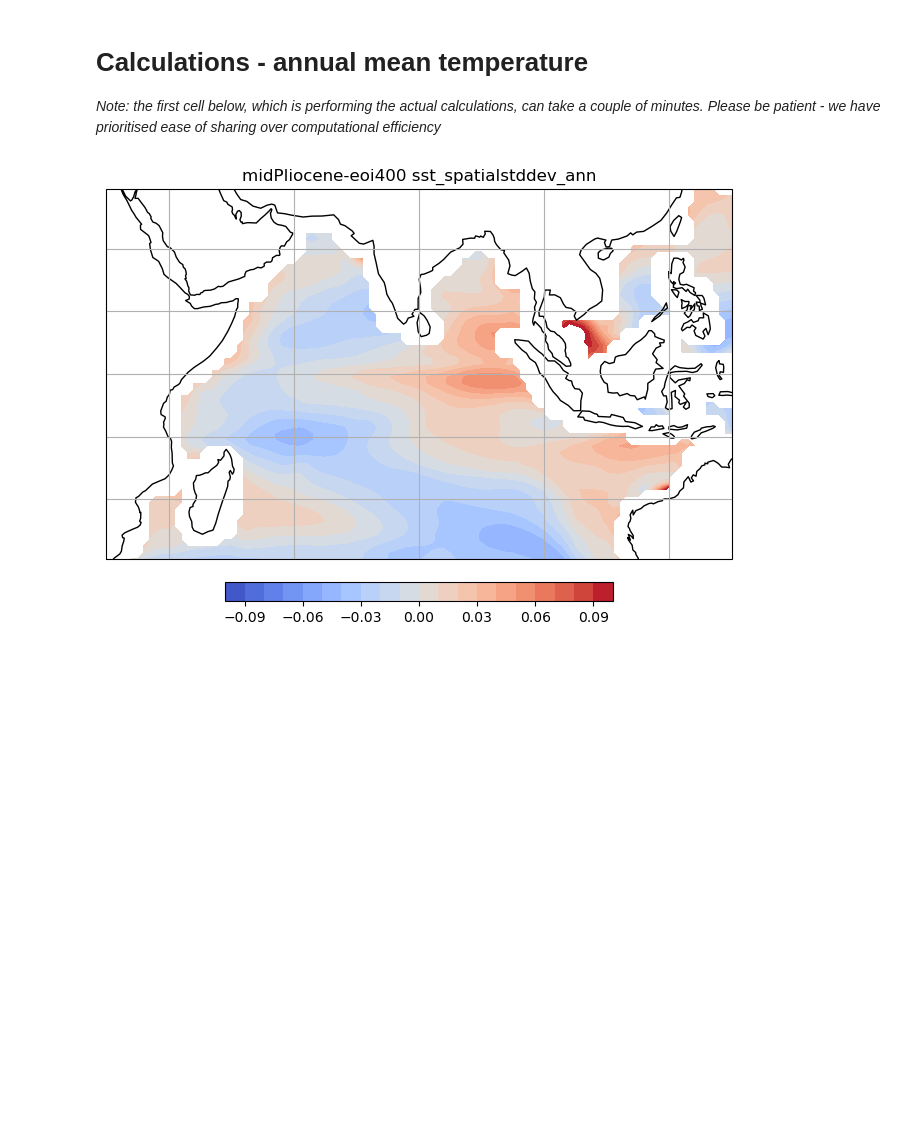
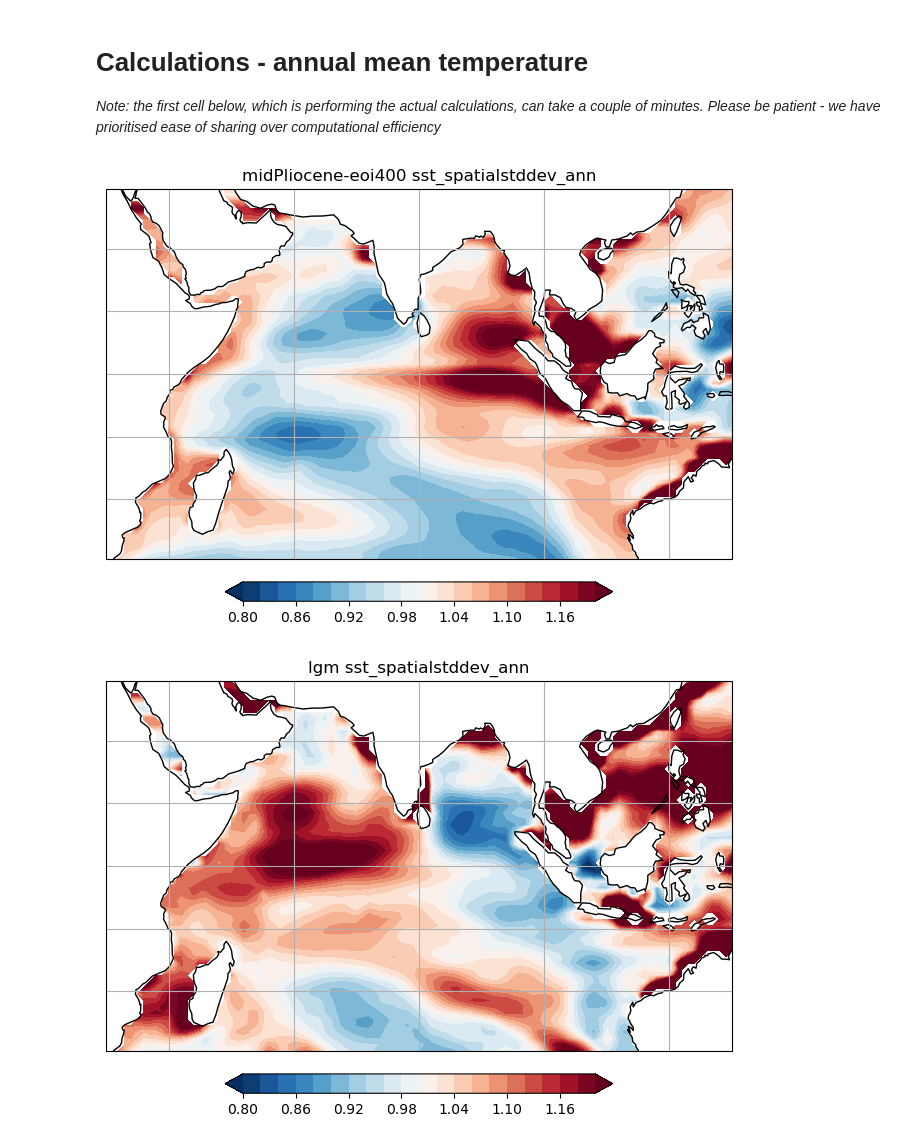
Before and after one commit to pmip4/pmip_p2fvar_analyzer, a Jupyter notebook: notebooks/Pliocene_explorations.ipynb, the cells around one changed output. Saved outputs shown, nothing was run; the diff lists cells and outputs as text; code cells hidden in the pictures; blank space fills up the shorter version.

```diff
--- a/notebooks/Pliocene_explorations.ipynb
+++ b/notebooks/Pliocene_explorations.ipynb
@@ -261,12 +329,13 @@ def IO_var_plot(data,experiment_name,variable_name,clim,cmap):
     axs.set_title(title)
     extent = [30.,130.,-20.,20.]
     axs.set_extent(extent)
+    #axs.stock_img()
     axs.coastlines()
     axs.gridlines()
-    fig=axs.contourf(data.lon,data.lat,data,levels=np.linspace(clim[0], clim[1], 21),transform=transform,cmap=cmap)
+    fig=axs.contourf(data.lon,data.lat,data,levels=np.linspace(clim[0], clim[1], 21),extend="both",transform=transform,cmap=cmap)
     cax,kw = matplotlib.colorbar.make_axes(axs,location='bottom',pad=0.05,shrink=0.5)
     plt.colorbar(fig, cax=cax, **kw)
-    figname='%s_%s_change.png' %(experiment_name,variable_name)
+    figname='%s_%s_change.pdf' %(experiment_name,variable_name)
     plt.savefig(figname)
 
 
@@ -296,14 +365,19 @@ _Note: the first cell below, which is performing the actual calculations, can ta
 # %%
 '''Set experiment and variable names'''
 experiment_name='midPliocene-eoi400'
 variable_name='sst_spatialstddev_ann'
 
 '''calculations'''
 #PMIP4
-sst_variability=ensemble_mean_difference(pmip_v4,experiment_name,variable_name)
-sst_var_plot=IO_var_plot(sst_variability,experiment_name,variable_name,[-0.1,0.1],plt.get_cmap('coolwarm'))
+sst_variability=ensemble_mean_difference_oceanonly_ratio(pmip_v4,experiment_name,variable_name)
+sst_var_plot=IO_var_plot(sst_variability,experiment_name,variable_name,[0.8,1.2],plt.get_cmap('RdBu_r'))
+
+experiment_name='lgm'
+sst_variability=ensemble_mean_difference_oceanonly_ratio(pmip_v4,experiment_name,variable_name)
+sst_var_plot=IO_var_plot(sst_variability,experiment_name,variable_name,[0.8,1.2],plt.get_cmap('RdBu_r'))
 # %% [output]
-[figure, old version]
+[figure, new version]
+[figure, added]
 # %%
 '''What about ENSO impacts on rainfall in Peru?'''
 #PMIP4
```
Also changed, not shown: parts of 4 cells of this notebook.
